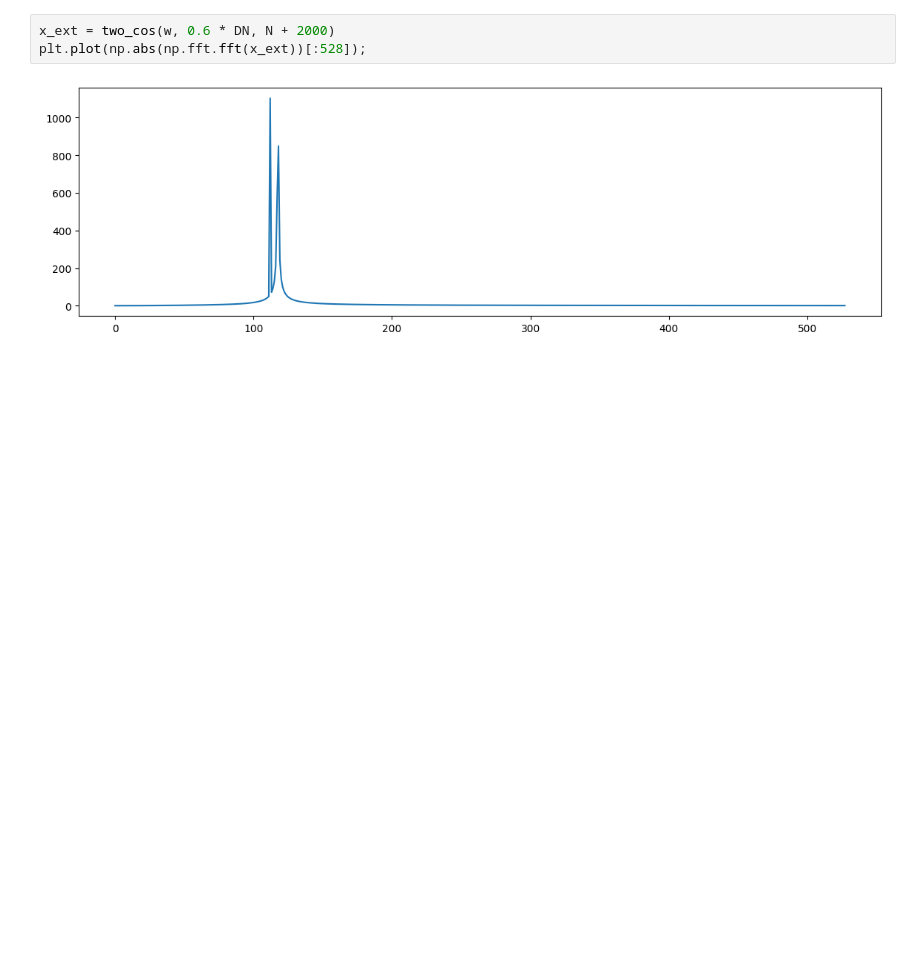
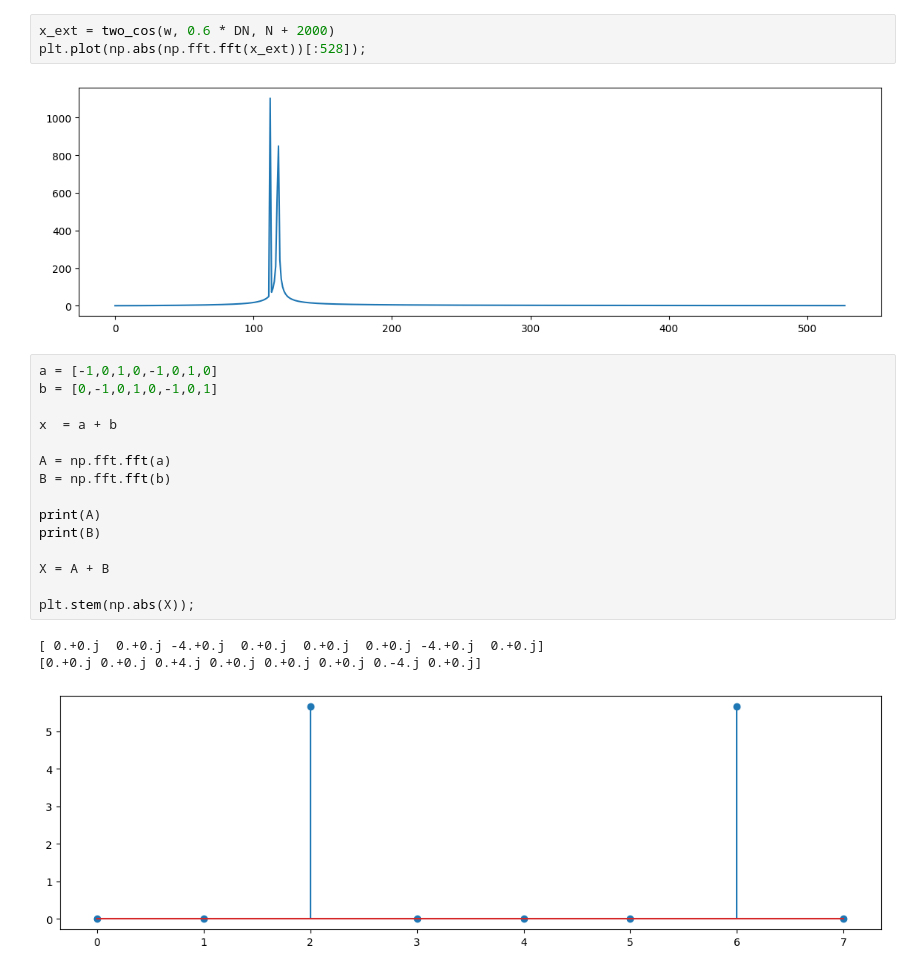
Before and after one commit to Titantek/COM2O2, a Jupyter notebook: 04-spectra/lab4_COM202.ipynb, the cells around one changed output. Drawn from its saved outputs; the diff is of its cells as text; blank space fills up the shorter version.

```diff
--- a/04-spectra/lab4_COM202.ipynb
+++ b/04-spectra/lab4_COM202.ipynb
@@ -336,3 +354,22 @@ x_ext = two_cos(w, 0.6 * DN, N + 2000)
 plt.plot(np.abs(np.fft.fft(x_ext))[:528]);
 # %% [output]
 [figure]
+# %%
+a = [-1,0,1,0,-1,0,1,0]
+b = [0,-1,0,1,0,-1,0,1]
+
+x  = a + b
+
+A = np.fft.fft(a)
+B = np.fft.fft(b)
+
+print(A)
+print(B)
+
+X = A + B
+
+plt.stem(np.abs(X));
+# %% [output]
+[ 0.+0.j  0.+0.j -4.+0.j  0.+0.j  0.+0.j  0.+0.j -4.+0.j  0.+0.j]
+[0.+0.j 0.+0.j 0.+4.j 0.+0.j 0.+0.j 0.+0.j 0.-4.j 0.+0.j]
+[figure, added]
```
Also changed, not shown: parts of 1 cell of this notebook, 5 other files.
